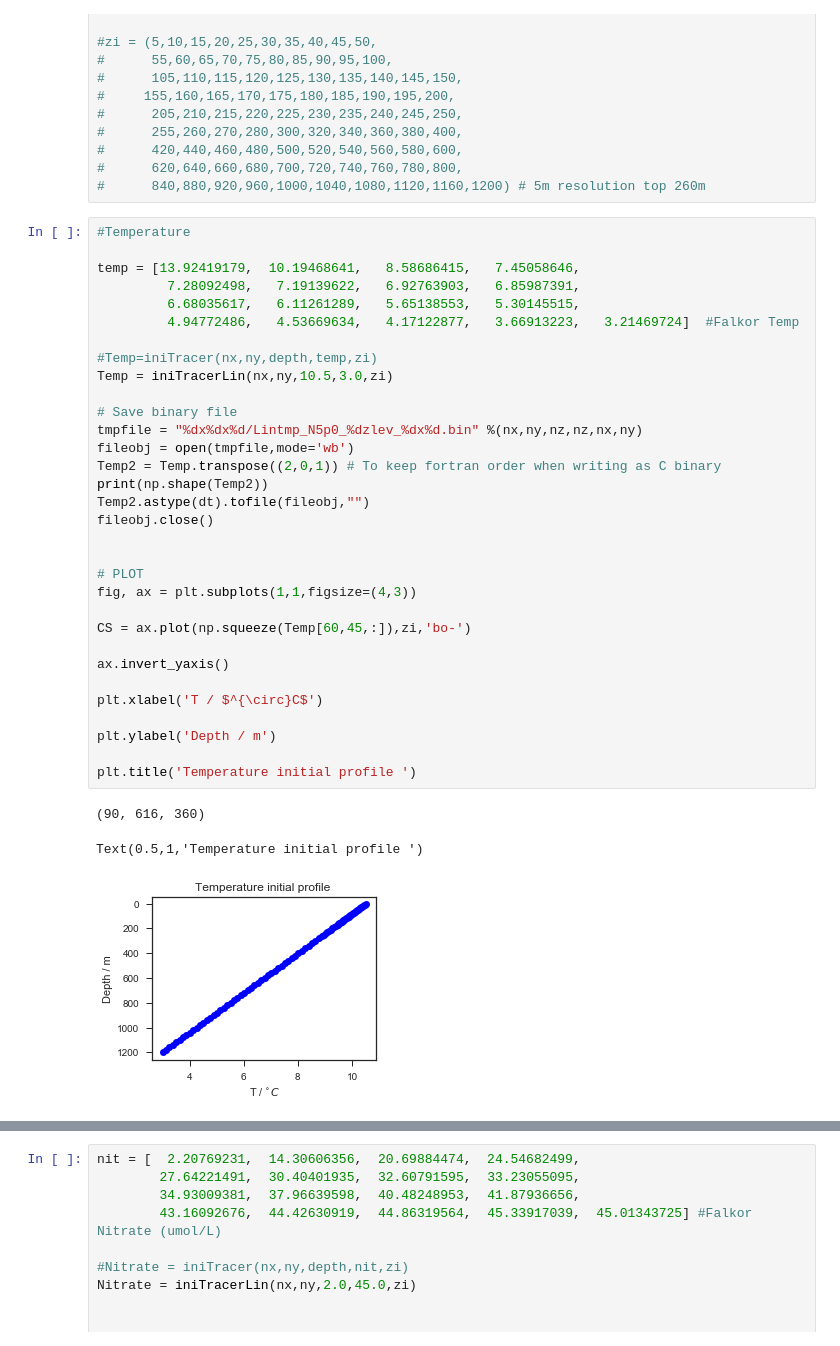
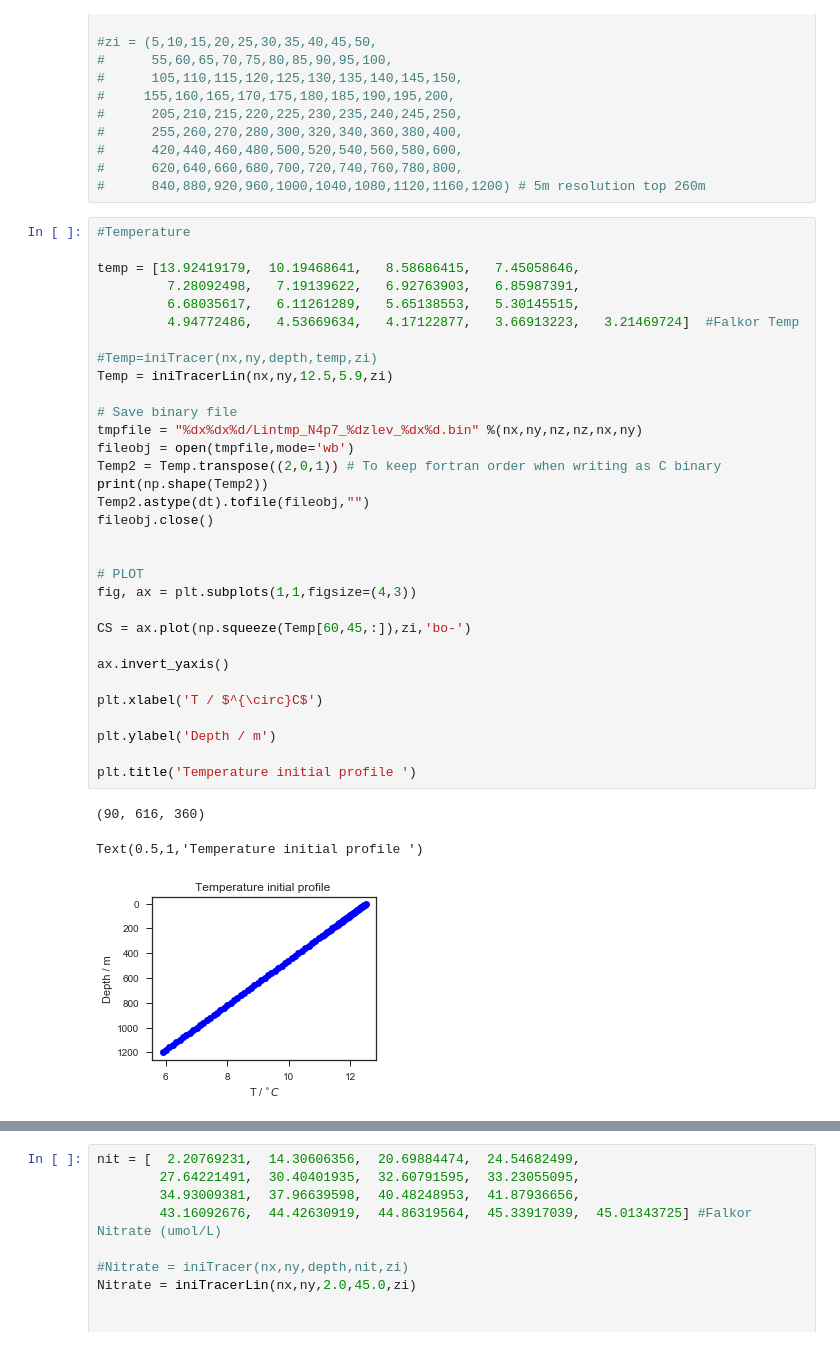
Before and after one commit to UBC-MOAD/buildcanyon, a Jupyter notebook: Stratification/GenerateTSNutrientIniCond.ipynb, the cells around one changed output, grey strips where cells are left out. Cells and saved outputs as stored; diff of their text form.

```diff
--- a/Stratification/GenerateTSNutrientIniCond.ipynb
+++ b/Stratification/GenerateTSNutrientIniCond.ipynb
@@ -186,36 +186,36 @@ zi = (5, 10,15,20,25,30,35,40,45,50,
 temp = [13.92419179,  10.19468641,   8.58686415,   7.45058646,
          7.28092498,   7.19139622,   6.92763903,   6.85987391,
          6.68035617,   6.11261289,   5.65138553,   5.30145515,
          4.94772486,   4.53669634,   4.17122877,   3.66913223,   3.21469724]  #Falkor Temp
 
 #Temp=iniTracer(nx,ny,depth,temp,zi)
-Temp = iniTracerLin(nx,ny,10.5,3.0,zi)
+Temp = iniTracerLin(nx,ny,12.5,5.9,zi)
 
 # Save binary file
-tmpfile = "%dx%dx%d/Lintmp_N5p0_%dzlev_%dx%d.bin" %(nx,ny,nz,nz,nx,ny)
+tmpfile = "%dx%dx%d/Lintmp_N4p7_%dzlev_%dx%d.bin" %(nx,ny,nz,nz,nx,ny)
 fileobj = open(tmpfile,mode='wb')
 Temp2 = Temp.transpose((2,0,1)) # To keep fortran order when writing as C binary
 print(np.shape(Temp2))
 Temp2.astype(dt).tofile(fileobj,"")
 fileobj.close()
 
 
 # PLOT
 fig, ax = plt.subplots(1,1,figsize=(4,3))
 
 CS = ax.plot(np.squeeze(Temp[60,45,:]),zi,'bo-')
 
 ax.invert_yaxis()
 
 plt.xlabel('T / $^{\circ}C$')
 
 plt.ylabel('Depth / m')
 
 plt.title('Temperature initial profile ')
 # %% [output]
 (90, 616, 360)
 Text(0.5,1,'Temperature initial profile ')
-[figure, old version]
+[figure, new version]
 # %%
 #Salinity
 
```
Also changed, not shown: parts of 2 cells of this notebook, 3 other files.
